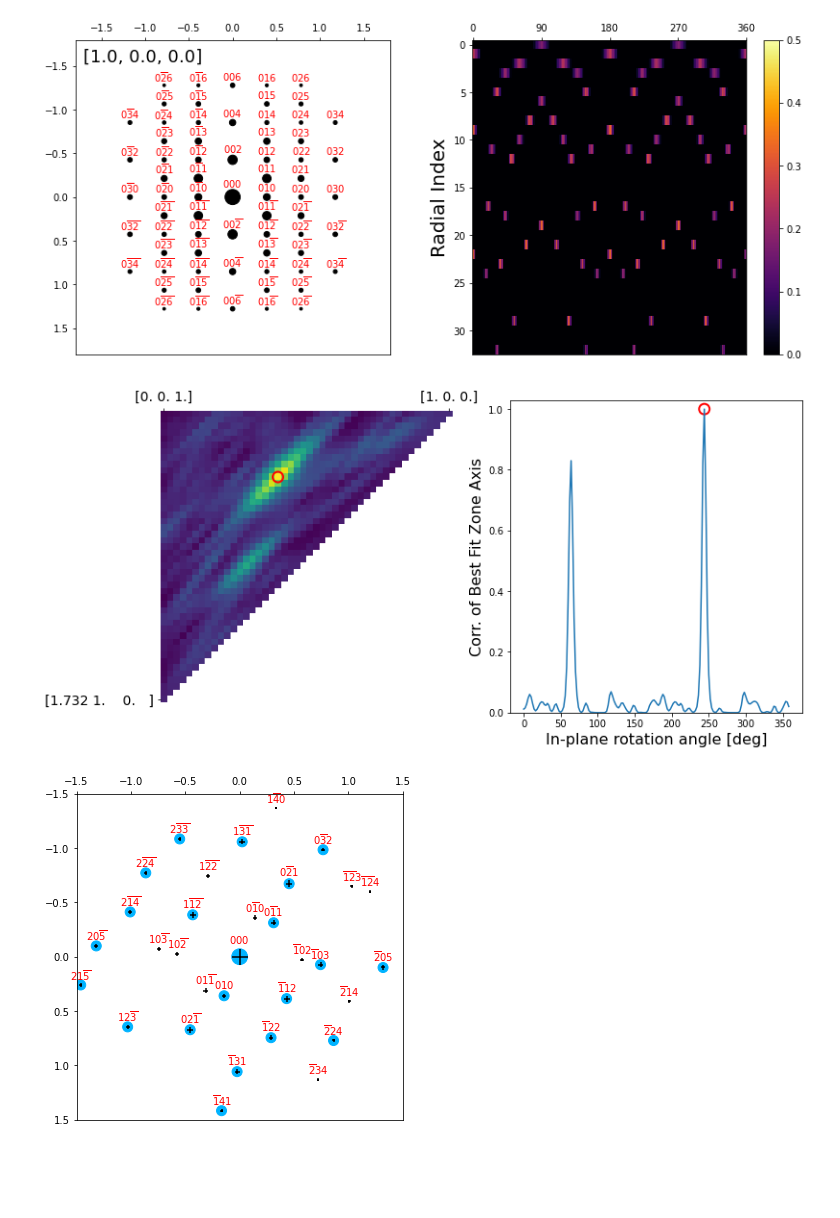
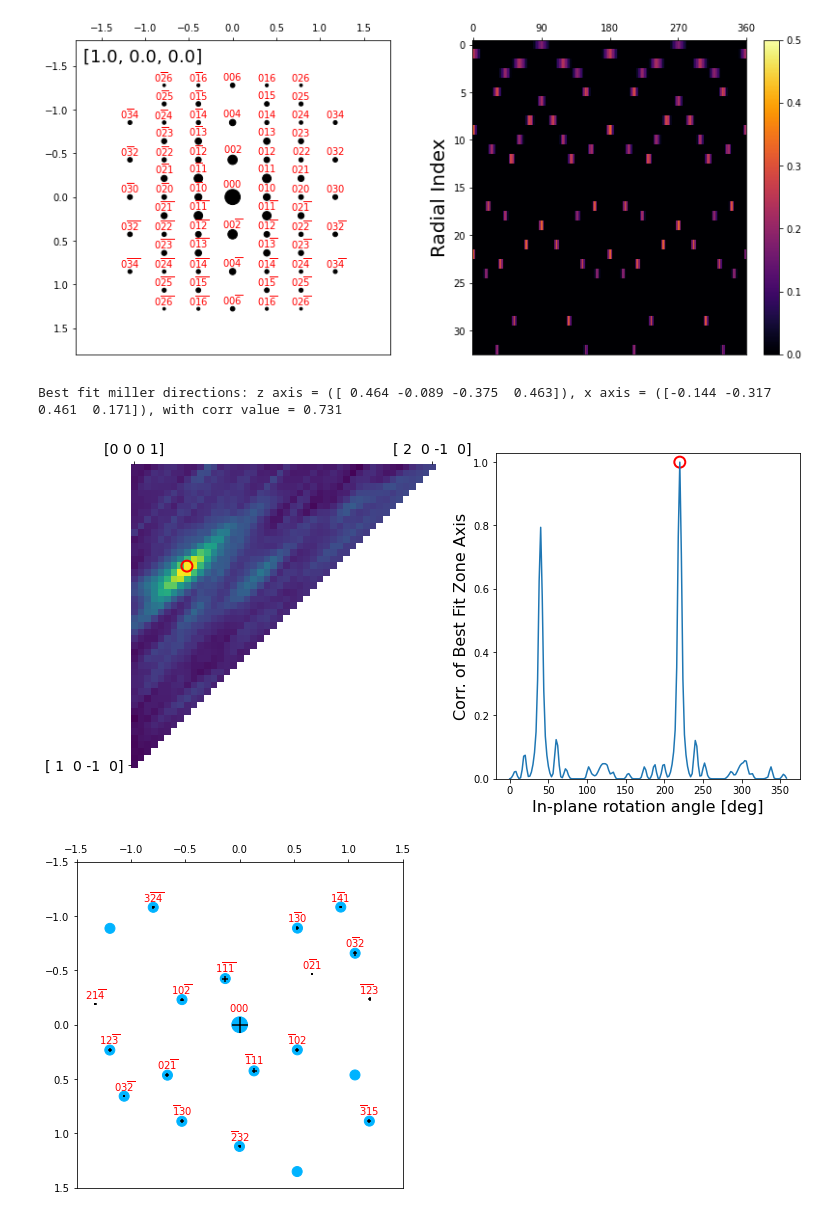
Before and after one commit to py4dstem/py4DSTEM_tutorials, a Jupyter notebook: notebooks/acom/ACOM_basics_02_hexagonal.ipynb, the cells around one changed output. Drawn from its saved outputs; the diff is of its cells as text; code cells hidden in the pictures; blank space fills up the shorter version.

```diff
--- a/notebooks/acom/ACOM_basics_02_hexagonal.ipynb
+++ b/notebooks/acom/ACOM_basics_02_hexagonal.ipynb
@@ -221,50 +224,56 @@ fig, ax = crystal.plot_orientation_plan(
 # fig.savefig('plot_03_plan_05.pdf')
 # %%
 # Testing some matches - this cell shows the orientation correlogram, and the best match for both zone axis and in-plane rotation.
-# zone_axis_test = [1,0,-1,1]
 # zone_axis_test = [1,1,-2,1]
 # zone_axis_test = [2,1,-3,2]
-zone_axis_test = [-2,-1,3,-2]
+# zone_axis_test = [2,1,-3,-2]
+# zone_axis_test = [1,0.1,0.2];
+# proj_x_test = [-0.24,0.56,0]
+
+# zone_axis_test = [2,-1,-1,3]
+# proj_x_test = [0,1,0]
 
 
-proj_x_test = [-0.24,0.56,0]
+zone_axis_test = [0.24,-0.45,0.37]
+
 
 bragg_peaks, orientation_input = crystal.generate_diffraction_pattern(
     zone_axis_miller = zone_axis_test,
     proj_x_cartesian = proj_x_test,
-    sigma_excitation_error=0.02,
+    sigma_excitation_error=0.015,
     return_orientation_matrix=True,
 )
 
 # # Print out zone axes after normalization
 # zone_axis_test = np.array(zone_axis_test)
 # if zone_axis_test.shape[0] == 4:
 #     zone_axis_test = crystal.hexagonal_to_miller(zone_axis_test)
 # print('Input miller zone axis    = (' + str(np.round(zone_axis_test,decimals=3)) + ')')
 
 # Perform matching, and plot correlation images
 orientation, fig, ax = crystal.match_single_pattern(
     bragg_peaks,
     figsize=[12,6],
     plot_corr=True,
-    verbose=False,
+    verbose=True,
     returnfig=True,
 )
 
 # plot the match overlaid onto the input data
 bragg_peaks_fit = crystal.generate_diffraction_pattern(
     orientation,
-    sigma_excitation_error=0.03)
+    sigma_excitation_error=0.015)
 py4DSTEM.process.diffraction.plot_diffraction_pattern(
     bragg_peaks_fit,
     bragg_peaks_compare=bragg_peaks,
     min_marker_size=100,
     plot_range_kx_ky=[k_max,k_max],
     figsize=(6,6)
 )
 # %% [output]
+Best fit miller directions: z axis = ([ 0.464 -0.089 -0.375  0.463]), x axis = ([-0.144 -0.317  0.461  0.171]), with corr value = 0.731
-[figure, old version]
+[figure, new version]
-[figure, old version]
+[figure, new version]
 # %%
 # Save the correlation outputs
 # fig.savefig('plot_04_match_00.pdf')
```
Also changed, not shown: parts of 6 cells of this notebook, 1 other file.
